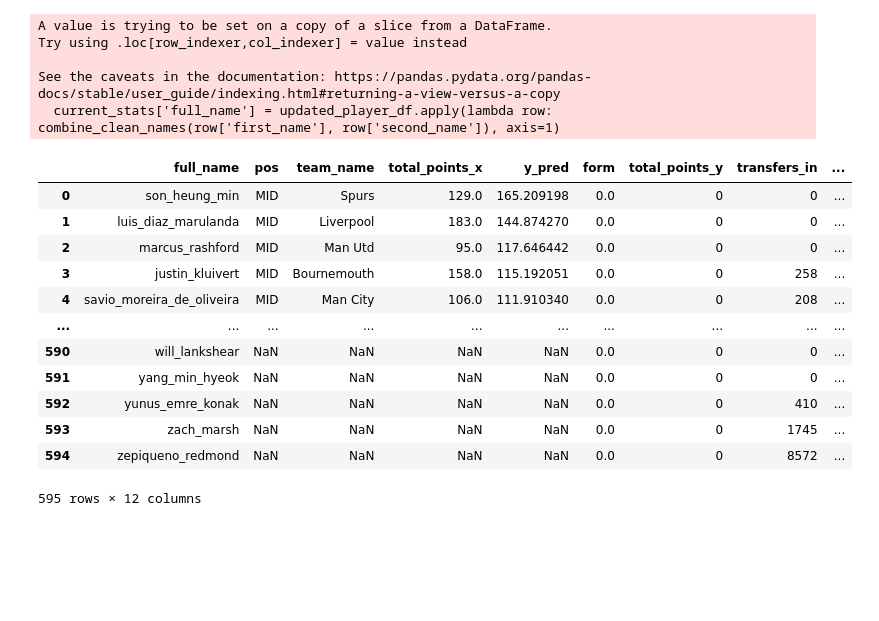
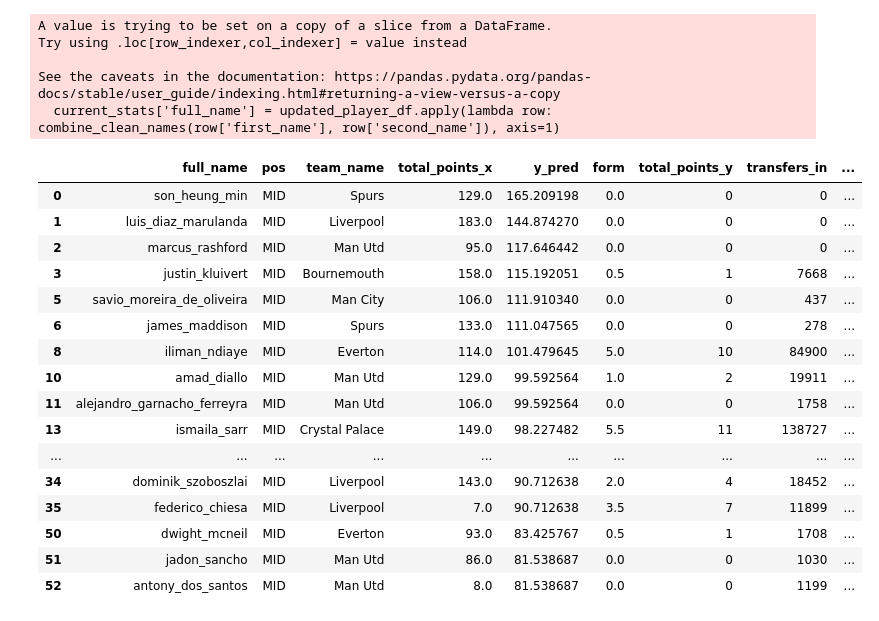
Before and after one commit to doug-ellis/draft_fpl_2526, a Jupyter notebook: early_gw_transfers/getting_league_api.ipynb, the cells around one changed output. Drawn from its saved outputs; the diff is of its cells as text; code cells hidden in the pictures; blank space fills up the shorter version.

```diff
--- a/early_gw_transfers/getting_league_api.ipynb
+++ b/early_gw_transfers/getting_league_api.ipynb
@@ -65,19 +65,23 @@ See the caveats in the documentation: https://pandas.pydata.org/pandas-docs/stab
 # %%
 pos_pred_df4 = pos_pred_df3.merge(current_stats2, on='full_name', how='left')
 # %%
-pos_pred_df4
+pos_pred_df4.query('pos=="MID"').head(30)
 # %% [output]
 |  | full_name | pos | team_name | total_points_x | y_pred | form | total_points_y | transfers_in | ... |
 | 0 | son_heung_min | MID | Spurs | 129.0 | 165.209198 | 0.0 | 0 | 0 | ... |
 | 1 | luis_diaz_marulanda | MID | Liverpool | 183.0 | 144.874270 | 0.0 | 0 | 0 | ... |
 | 2 | marcus_rashford | MID | Man Utd | 95.0 | 117.646442 | 0.0 | 0 | 0 | ... |
-| 3 | justin_kluivert | MID | Bournemouth | 158.0 | 115.192051 | 0.0 | 0 | 258 | ... |
-| 4 | savio_moreira_de_oliveira | MID | Man City | 106.0 | 111.910340 | 0.0 | 0 | 208 | ... |
+| 3 | justin_kluivert | MID | Bournemouth | 158.0 | 115.192051 | 0.5 | 1 | 7668 | ... |
+| 5 | savio_moreira_de_oliveira | MID | Man City | 106.0 | 111.910340 | 0.0 | 0 | 437 | ... |
+| 6 | james_maddison | MID | Spurs | 133.0 | 111.047565 | 0.0 | 0 | 278 | ... |
+| 8 | iliman_ndiaye | MID | Everton | 114.0 | 101.479645 | 5.0 | 10 | 84900 | ... |
+| 10 | amad_diallo | MID | Man Utd | 129.0 | 99.592564 | 1.0 | 2 | 19911 | ... |
+| 11 | alejandro_garnacho_ferreyra | MID | Man Utd | 106.0 | 99.592564 | 0.0 | 0 | 1758 | ... |
+| 13 | ismaila_sarr | MID | Crystal Palace | 149.0 | 98.227482 | 5.5 | 11 | 138727 | ... |
 | ... | ... | ... | ... | ... | ... | ... | ... | ... | ... |
-| 590 | will_lankshear | NaN | NaN | NaN | NaN | 0.0 | 0 | 0 | ... |
-| 591 | yang_min_hyeok | NaN | NaN | NaN | NaN | 0.0 | 0 | 0 | ... |
-| 592 | yunus_emre_konak | NaN | NaN | NaN | NaN | 0.0 | 0 | 410 | ... |
-| 593 | zach_marsh | NaN | NaN | NaN | NaN | 0.0 | 0 | 1745 | ... |
-| 594 | zepiqueno_redmond | NaN | NaN | NaN | NaN | 0.0 | 0 | 8572 | ... |
+| 34 | dominik_szoboszlai | MID | Liverpool | 143.0 | 90.712638 | 2.0 | 4 | 18452 | ... |
+| 35 | federico_chiesa | MID | Liverpool | 7.0 | 90.712638 | 3.5 | 7 | 11899 | ... |
+| 50 | dwight_mcneil | MID | Everton | 93.0 | 83.425767 | 0.5 | 1 | 1708 | ... |
+| 51 | jadon_sancho | MID | Man Utd | 86.0 | 81.538687 | 0.0 | 0 | 1030 | ... |
+| 52 | antony_dos_santos | MID | Man Utd | 8.0 | 81.538687 | 0.0 | 0 | 1199 | ... |
-595 rows × 12 columns
 # %%
```
Also changed, not shown: parts of 2 cells of this notebook.
